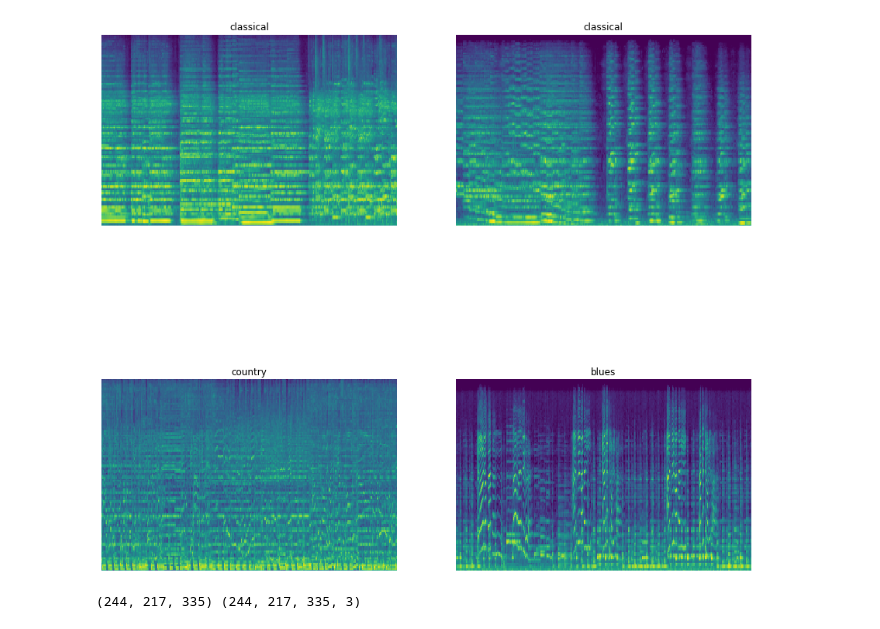
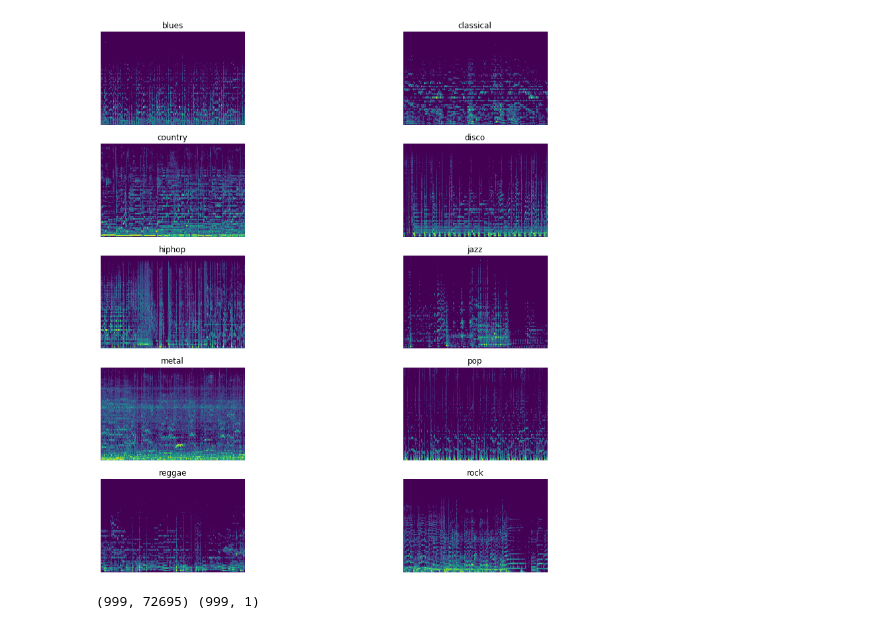
Before and after one commit to GuillermoOvejeroSanchez/Music_Genre_Classifier, a Jupyter notebook: Music Genre Classifier - Spectrogram.ipynb, the cells around one changed output. Drawn from its saved outputs; the diff is of its cells as text; code cells hidden in the pictures.

```diff
--- a/Music Genre Classifier - Spectrogram.ipynb
+++ b/Music Genre Classifier - Spectrogram.ipynb
@@ -1,11 +13,6 @@
 # %%
-import os
-import numpy as np
-import matplotlib.pyplot as plt
-import pandas as pd
-import cv2 #pip install opencv-python
-
-IMG = './dataset'
+IMG = './data/images_original/'
+#IMG = './dataset/'
 img_dataset = []
 genre_target = []
 genres = {}
@@ -14,8 +21,9 @@ for root, dirs, files in os.walk(IMG):
     for name in files:
         filename = os.path.join(root, name)
         img_dataset.append(filename)
-        genre_target.append(filename.split("\\")[-2])
-        genre = filename.split('\\')[-2]
+        genre = filename.split('\\')[0].split('/')[-1]
+        genre_target.append(genre)
+
         if(genre not in genres):
             genres[genre] = i
             i+=1
@@ -34,16 +61,24 @@ plt.show()
 # %%
-fig=plt.figure(figsize=(15, 15))
-columns = 2
-rows = 2
-sample = np.random.choice(len(img_dataset), columns*rows)
-for i, j in zip(range(1, columns*rows +1),sample):
-    img = cv2.imread(img_dataset[j],0)
-    fig.add_subplot(rows, columns, i)
-    plt.title(genre_target[j])
-    plt.imshow(img)
-    plt.axis('off')
-plt.show()
+def show_sample_imgs(dataset, cmap='viridis', c=2, r=5):
+    np.random.seed(5)
+    fig=plt.figure(figsize=(15, 15))
+    columns = c
+    rows = r
+
+    if(c == 2 and r == 5):
+        sample = [i * 100 for i in range(len(genres))]
+    else:
+        sample = np.random.choice(len(img_dataset), columns*rows, 42)
+    for i, j in zip(range(1, columns*rows +1),sample):
+        fig.add_subplot(rows, columns, i)
+        plt.title(genre_target[j])
+        plt.imshow(dataset[j], cmap)
+        plt.axis('off')
+    plt.show()
+
+
+show_sample_imgs(X.reshape([999,217,335]))
 # %% [output]
-[figure, old version]
+[figure, new version]
 # %%
 def get_y():
@@ -64,4 +104,4 @@ X = get_x([len(img_dataset),217,335]) #Greyscale
 # %%
-print(X.shape, x.shape)
+print(X.shape, y.shape)
 # %% [output]
-(244, 217, 335) (244, 217, 335, 3)
+(999, 72695) (999, 1)
```
Also changed, not shown: parts of 25 cells of this notebook, 1 other file.
